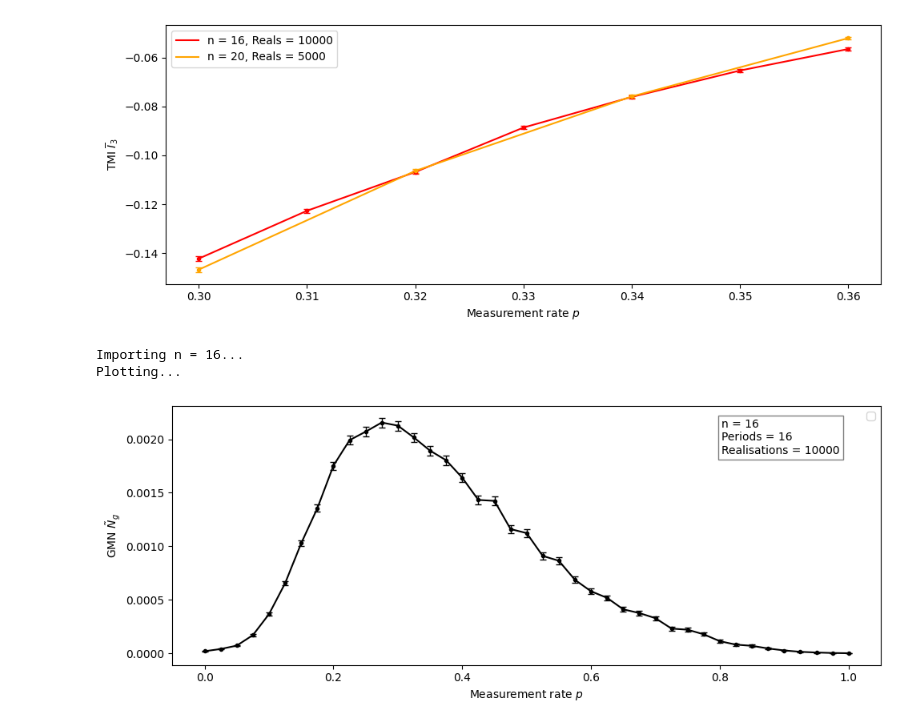
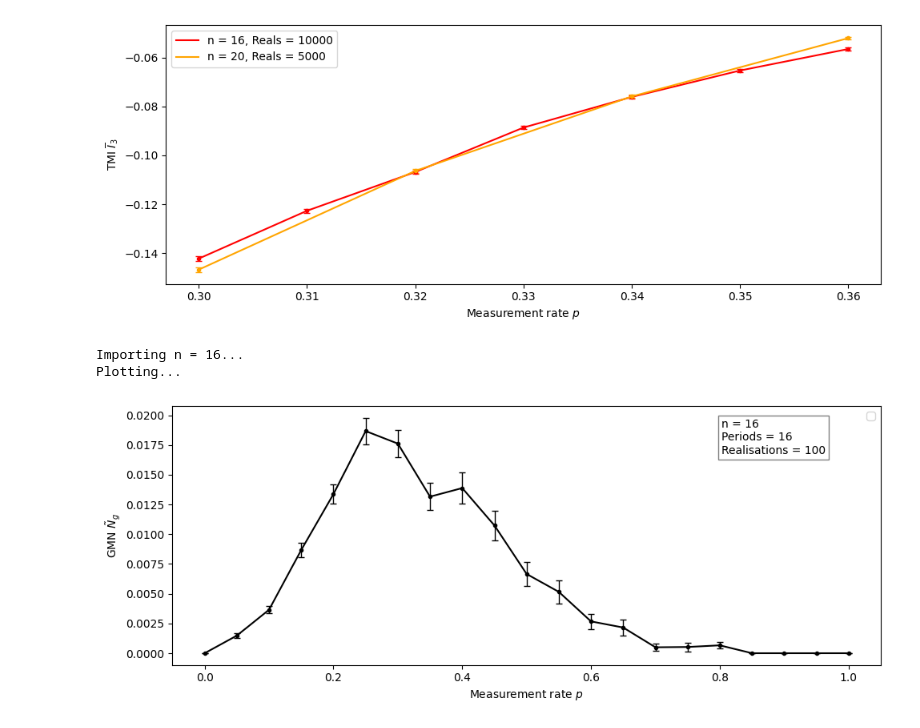
Before and after one commit to amarce4/mipt, a Jupyter notebook: python/mipt.ipynb, the cells around one changed output. Saved outputs shown, nothing was run; the diff lists cells and outputs as text; code cells hidden in the pictures.

Commit message:
tensor possibilities, fgmn implemented, other crazy stuff

```diff
--- a/python/mipt.ipynb
+++ b/python/mipt.ipynb
@@ -301,7 +301,7 @@ CHUNKSIZE = 1_000_000  # increase/decrease depending on RAM
 # ]
 
 files = [
-    "gmn_n_16_real_10k.csv"
+    "cpp/fgmn_n_16_real_100.csv"
 ]
 
 ns = [16]
@@ -318,7 +318,7 @@ def summarize_tmi_csv_once(path, p_min=None, p_max=None, chunksize=1_000_000):
 
     partials = []
 
-    for chunk in pd.read_csv(path, usecols=["p", "gmn"], chunksize=chunksize):
+    for chunk in pd.read_csv(path, usecols=["p", "fgmn"], chunksize=chunksize):
         if p_min is not None:
             chunk = chunk[chunk["p"] >= p_min]
         if p_max is not None:
@@ -327,7 +327,7 @@ def summarize_tmi_csv_once(path, p_min=None, p_max=None, chunksize=1_000_000):
         if chunk.empty:
             continue
 
-        grouped = chunk.groupby("p")["gmn"].agg(
+        grouped = chunk.groupby("p")["fgmn"].agg(
             count="count",
             sum="sum",
             sumsq=lambda x: np.square(x).sum(),
@@ -381,34 +381,34 @@ fig, ax1 = plt.subplots(1, 1, figsize=(10, 4))
 for i, n in enumerate(ns):
     ax1.errorbar(
         ps_arr[i],
         mean_arr[i],
         yerr=std_arr[i],
         fmt=".",
         color=colors[i],
         ecolor=colors[i],
         capsize=3,
         elinewidth=1,
     )
 
     ax1.plot(
         ps_arr[i],
         mean_arr[i],
         color=colors[i],
     )
 
-n = 16
-periods = 16
-realisations = 10_000
+n = ns[0]
+periods = ns[0]
+realisations = 100
 props = dict(boxstyle='square', facecolor='white', alpha=0.5)
 ax1.text(0.775, 0.95, f"n = {n}\nPeriods = {periods}\nRealisations = {realisations}", transform=ax1.transAxes, fontsize=10,
         verticalalignment='top', bbox=props)
 
 ax1.set_xlabel(r"Measurement rate $p$")
 ax1.set_ylabel(r"GMN $\tilde{N}_g$")
 ax1.legend()
 fig.tight_layout()
 plt.show()
 # %% [output]
 Importing n = 16...
 Plotting...
-[figure, old version]
+[figure, new version]
```
Also changed, not shown: parts of 2 cells of this notebook, 14 other files.
